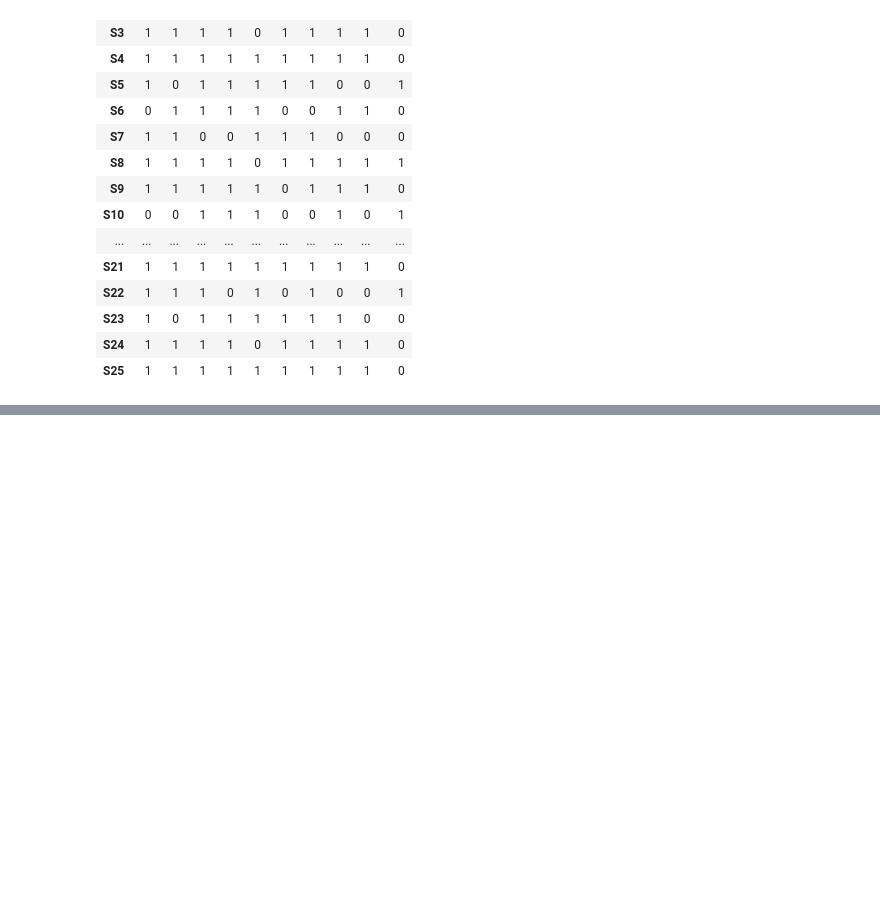
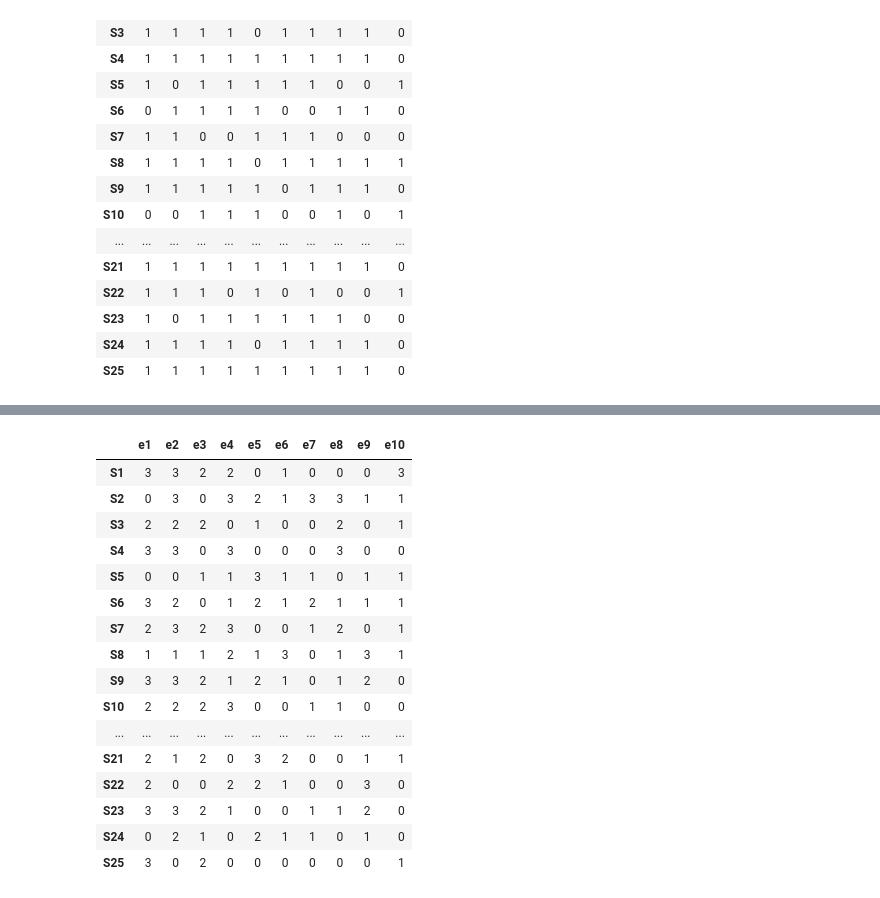
Before and after one commit to MarcoCordoni95/TesiTriennale-ItemResponseTheory, a Jupyter notebook: IRT.ipynb, the cells around one changed output, grey strips where cells are left out. Cells and saved outputs as stored; diff of their text form; code cells hidden in the pictures; blank space fills up the shorter version.

```diff
--- a/IRT.ipynb
+++ b/IRT.ipynb
@@ -297,0 +318,21 @@ compareSimul(simul)
+# %%
+dp <- readEXCEl("EsamePol.xlsx")
+dp
+# %% [output]
+|  | e1 | e2 | e3 | e4 | e5 | e6 | e7 | e8 | e9 | e10 |
+| S1 | 3 | 3 | 2 | 2 | 0 | 1 | 0 | 0 | 0 | 3 |
+| S2 | 0 | 3 | 0 | 3 | 2 | 1 | 3 | 3 | 1 | 1 |
+| S3 | 2 | 2 | 2 | 0 | 1 | 0 | 0 | 2 | 0 | 1 |
+| S4 | 3 | 3 | 0 | 3 | 0 | 0 | 0 | 3 | 0 | 0 |
+| S5 | 0 | 0 | 1 | 1 | 3 | 1 | 1 | 0 | 1 | 1 |
+| S6 | 3 | 2 | 0 | 1 | 2 | 1 | 2 | 1 | 1 | 1 |
+| S7 | 2 | 3 | 2 | 3 | 0 | 0 | 1 | 2 | 0 | 1 |
+| S8 | 1 | 1 | 1 | 2 | 1 | 3 | 0 | 1 | 3 | 1 |
+| S9 | 3 | 3 | 2 | 1 | 2 | 1 | 0 | 1 | 2 | 0 |
+| S10 | 2 | 2 | 2 | 3 | 0 | 0 | 1 | 1 | 0 | 0 |
+| ... | ... | ... | ... | ... | ... | ... | ... | ... | ... | ... |
+| S21 | 2 | 1 | 2 | 0 | 3 | 2 | 0 | 0 | 1 | 1 |
+| S22 | 2 | 0 | 0 | 2 | 2 | 1 | 0 | 0 | 3 | 0 |
+| S23 | 3 | 3 | 2 | 1 | 0 | 0 | 1 | 1 | 2 | 0 |
+| S24 | 0 | 2 | 1 | 0 | 2 | 1 | 1 | 0 | 1 | 0 |
+| S25 | 3 | 0 | 2 | 0 | 0 | 0 | 0 | 0 | 0 | 1 |
```
Also changed, not shown: parts of 11 cells of this notebook, 1 other file.
